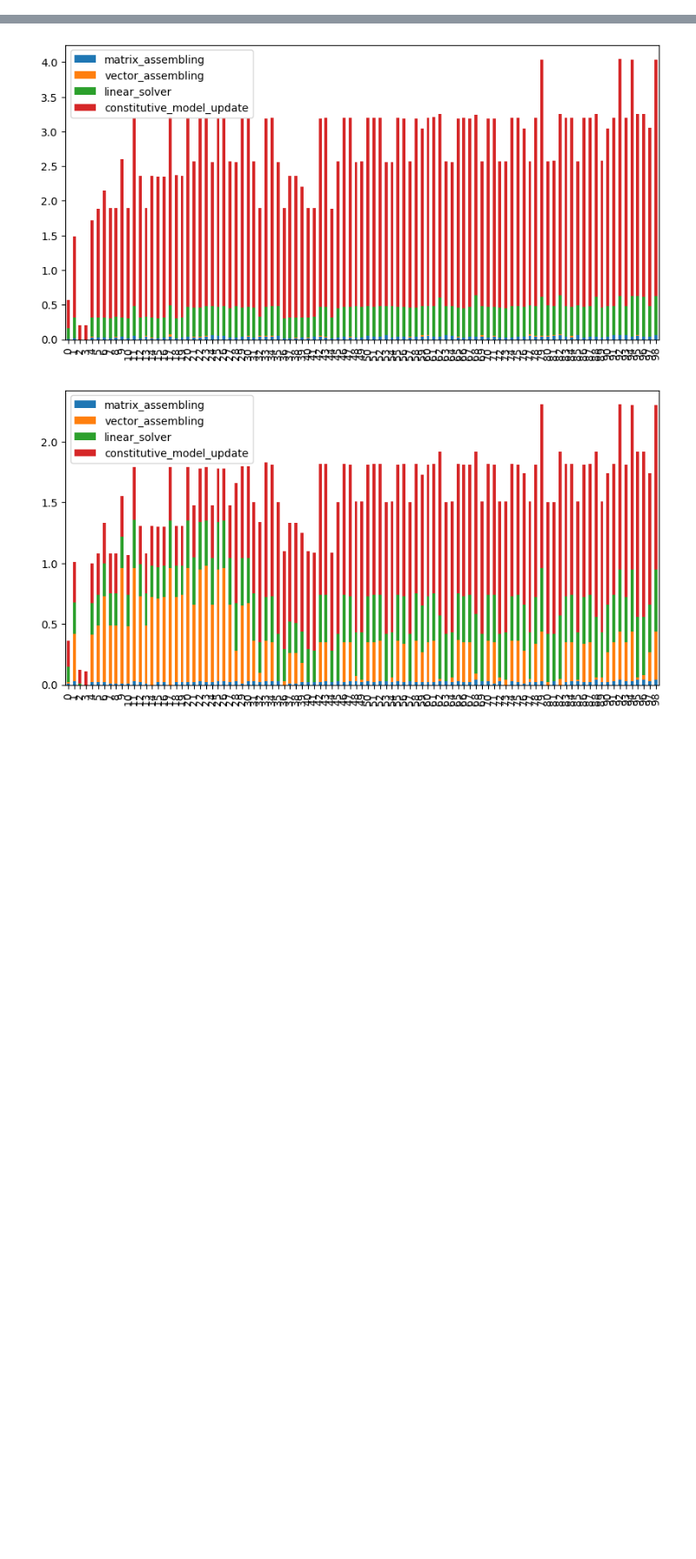
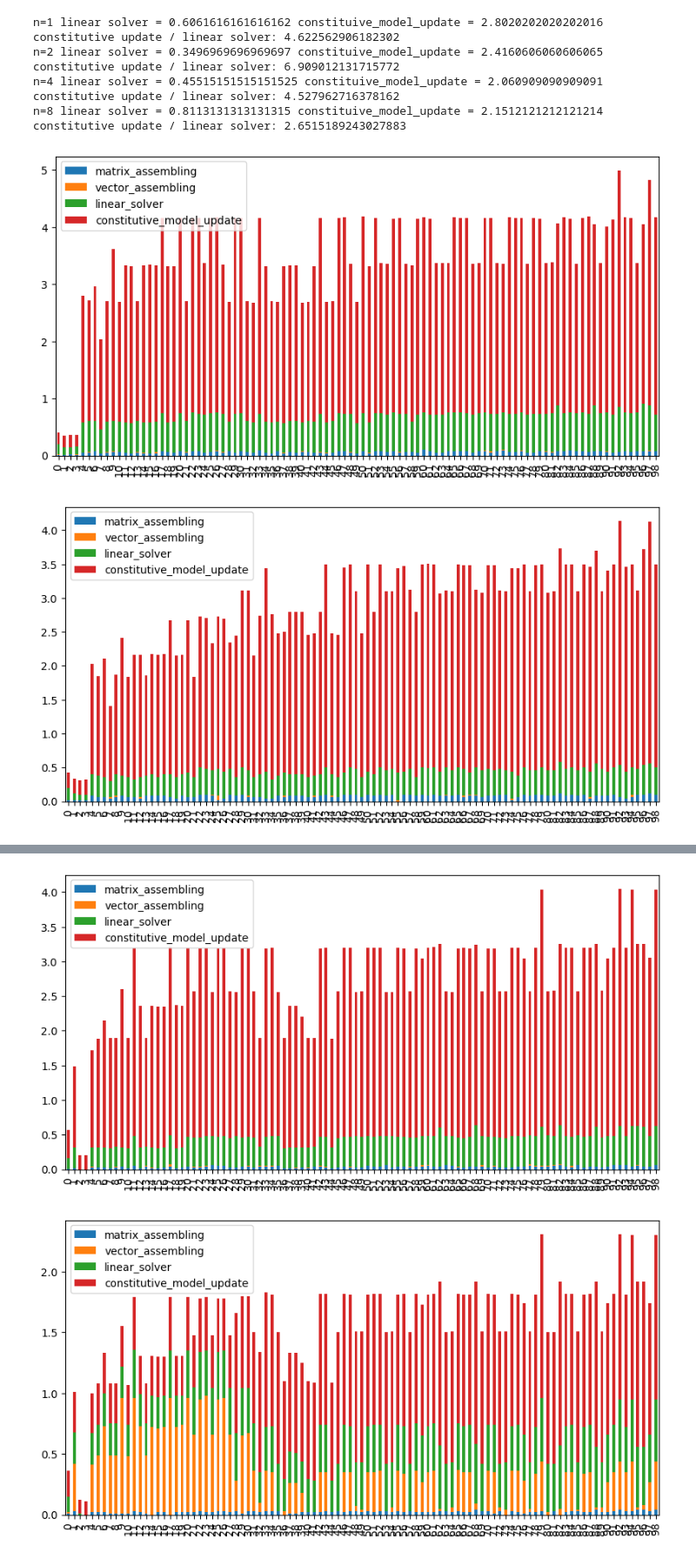
Before and after one commit to a-latyshev/dolfinx-external-operator, a Jupyter notebook: doc/demo/output_data/data_analysis.ipynb, the cells around one changed output, grey strips where cells are left out. Shown: that part at 87% size. Saved outputs shown, nothing was run; the diff lists cells and outputs as text; code cells hidden in the pictures; blank space fills up the shorter version.

```diff
--- a/doc/demo/output_data/data_analysis.ipynb
+++ b/doc/demo/output_data/data_analysis.ipynb
@@ -26,0 +27,36 @@ plt.plot(n_list, total_time, label=f"n={n}")
+# %%
+cols = ["matrix_assembling", "vector_assembling", "linear_solver", "constitutive_model_update"]
+
+def get_summary(performance_monitor):
+    summary_monitor = pd.DataFrame({
+        "loading_step": np.array([], dtype=np.int64),
+        "matrix_assembling": np.array([], dtype=np.float64),
+        "vector_assembling": np.array([], dtype=np.float64),
+        "linear_solver": np.array([], dtype=np.float64),
+        "constitutive_model_update": np.array([], dtype=np.float64),
+    })
+    num_increments = performance_monitor["loading_step"].max() + 1
+    tmp_monitor = {}
+    for i in range(num_increments):
+        tmp_monitor["loading_step"] = i
+        for col in cols:
+            # Newton_iters = performance_monitor[performance_monitor["loading_step"]==i]["Newton_iteration"].iloc[-1] + 1
+            tmp_monitor[col] = performance_monitor[performance_monitor["loading_step"]==i][col].sum()
+        summary_monitor.loc[len(summary_monitor.index)] = tmp_monitor
+    return summary_monitor
+
+for j, n in enumerate(n_list):
+    monitor = get_summary(all_data[0,j]["performance_monitor"])
+    fig, ax = plt.subplots(figsize=(10, 5))
+    monitor.plot(use_index=True, y=cols, kind="bar", stacked=True, ax=ax)
+    lin_solv_time = monitor["linear_solver"].mean()
+    constituive_model_update_time = monitor["constitutive_model_update"].mean()
+    solver_update_ratio = lin_solv_time / constituive_model_update_time
+    print(f"n={n} linear solver = {lin_solv_time} constituive_model_update = {constituive_model_update_time} constitutive update / linear solver: {1/solver_update_ratio.mean()}")
+# %% [output]
+n=1 linear solver = 0.6061616161616162 constituive_model_update = 2.8020202020202016 constitutive update / linear solver: 4.622562906182302
+n=2 linear solver = 0.3496969696969697 constituive_model_update = 2.4160606060606065 constitutive update / linear solver: 6.909012131715772
+n=4 linear solver = 0.45515151515151525 constituive_model_update = 2.060909090909091 constitutive update / linear solver: 4.527962716378162
+n=8 linear solver = 0.8113131313131315 constituive_model_update = 2.1512121212121214 constitutive update / linear solver: 2.6515189243027883
+[figure, added]
+[figure, added]
```
Also changed, not shown: parts of 6 cells of this notebook, 2 other files.
